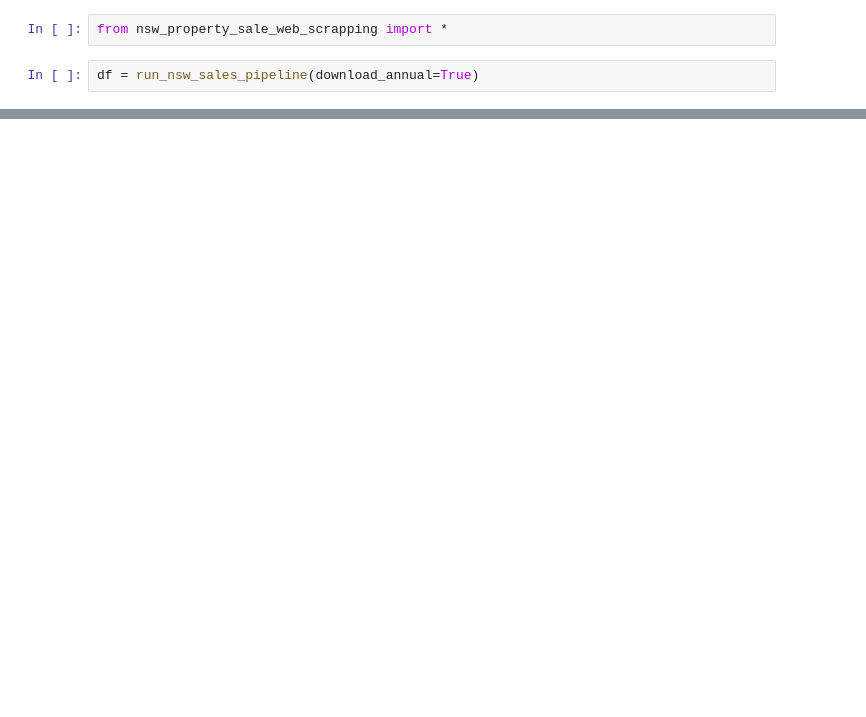
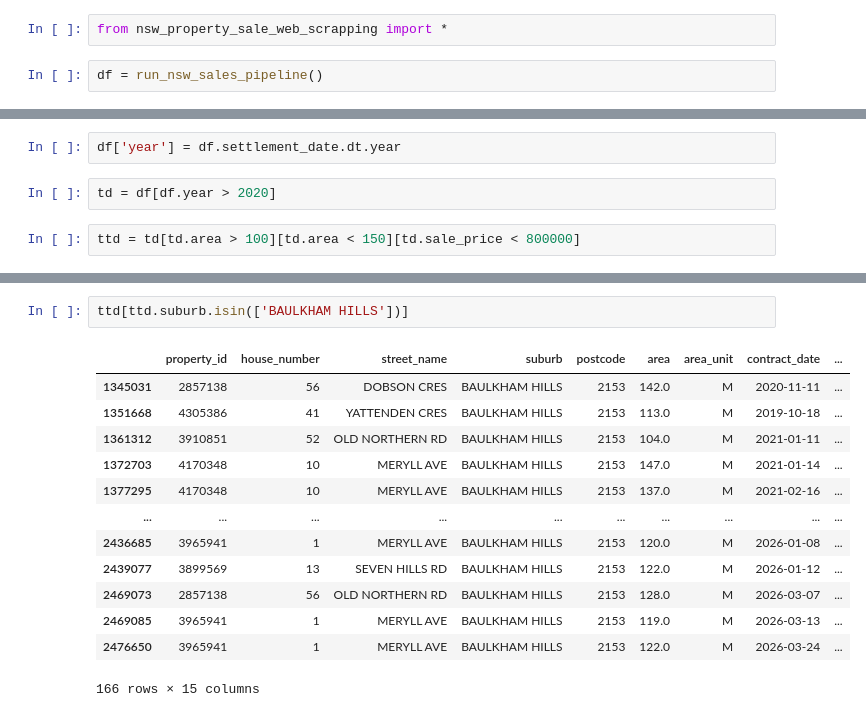
Before and after one commit to GinnCheng/property_analysis, a Jupyter notebook: web_scrapping.ipynb, the cells around one changed output, grey strips where cells are left out. Saved outputs shown, nothing was run; the diff lists cells and outputs as text; blank space fills up the shorter version.

```diff
--- a/web_scrapping.ipynb
+++ b/web_scrapping.ipynb
@@ -1,5 +1,5 @@
 # %%
 from nsw_property_sale_web_scrapping import *
 # %%
-df = run_nsw_sales_pipeline(download_annual=True)
+df = run_nsw_sales_pipeline()
 # %% [output]
@@ -23,0 +36,6 @@ IsADirectoryError: [Errno 21] Failed to open local file '/Users/gzcheng/Desktop/
+# %%
+df['year'] = df.settlement_date.dt.year
+# %%
+td = df[df.year > 2020]
+# %%
+ttd = td[td.area > 100][td.area < 150][td.sale_price < 800000]
@@ -23,0 +62,16 @@ IsADirectoryError: [Errno 21] Failed to open local file '/Users/gzcheng/Desktop/
+# %%
+ttd[ttd.suburb.isin(['BAULKHAM HILLS'])]
+# %% [output]
+|  | property_id | house_number | street_name | suburb | postcode | area | area_unit | contract_date | ... |
+| 1345031 | 2857138 | 56 | DOBSON CRES | BAULKHAM HILLS | 2153 | 142.0 | M | 2020-11-11 | ... |
+| 1351668 | 4305386 | 41 | YATTENDEN CRES | BAULKHAM HILLS | 2153 | 113.0 | M | 2019-10-18 | ... |
+| 1361312 | 3910851 | 52 | OLD NORTHERN RD | BAULKHAM HILLS | 2153 | 104.0 | M | 2021-01-11 | ... |
+| 1372703 | 4170348 | 10 | MERYLL AVE | BAULKHAM HILLS | 2153 | 147.0 | M | 2021-01-14 | ... |
+| 1377295 | 4170348 | 10 | MERYLL AVE | BAULKHAM HILLS | 2153 | 137.0 | M | 2021-02-16 | ... |
+| ... | ... | ... | ... | ... | ... | ... | ... | ... | ... |
+| 2436685 | 3965941 | 1 | MERYLL AVE | BAULKHAM HILLS | 2153 | 120.0 | M | 2026-01-08 | ... |
+| 2439077 | 3899569 | 13 | SEVEN HILLS RD | BAULKHAM HILLS | 2153 | 122.0 | M | 2026-01-12 | ... |
+| 2469073 | 2857138 | 56 | OLD NORTHERN RD | BAULKHAM HILLS | 2153 | 128.0 | M | 2026-03-07 | ... |
+| 2469085 | 3965941 | 1 | MERYLL AVE | BAULKHAM HILLS | 2153 | 119.0 | M | 2026-03-13 | ... |
+| 2476650 | 3965941 | 1 | MERYLL AVE | BAULKHAM HILLS | 2153 | 122.0 | M | 2026-03-24 | ... |
+166 rows × 15 columns
```
Also changed, not shown: parts of 5 cells of this notebook.
